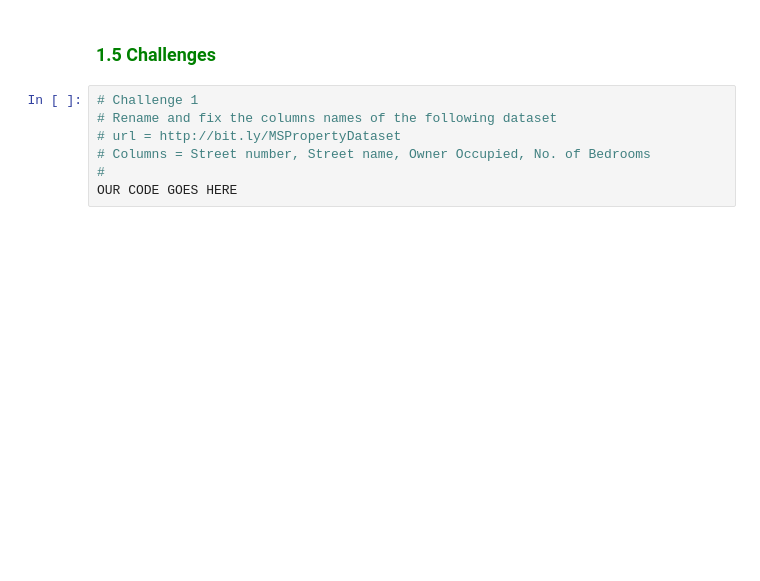
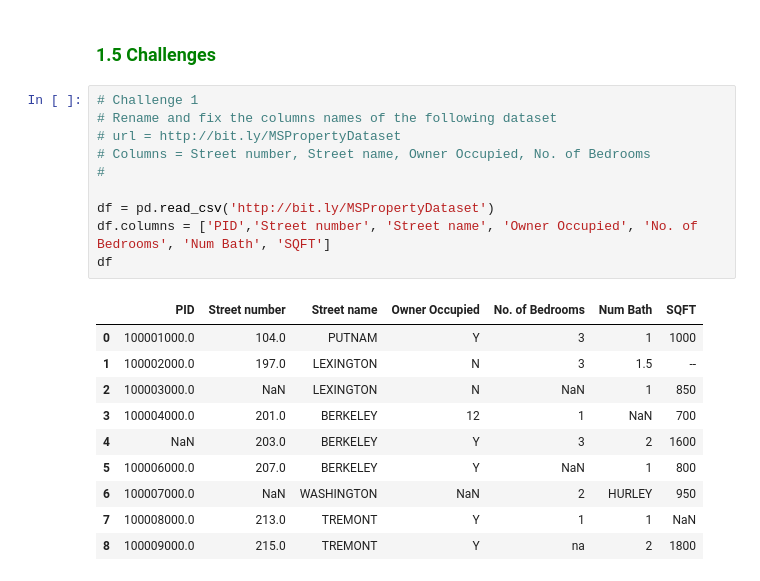
Before and after one commit to GlendahMoraa/prep-course, a Jupyter notebook: Python Data Cleaning_ Basics II.ipynb, the cells around one changed output. Drawn from its saved outputs; the diff is of its cells as text; blank space fills up the shorter version.

```diff
--- a/Python Data Cleaning_ Basics II.ipynb
+++ b/Python Data Cleaning_ Basics II.ipynb
@@ -824,10 +892,24 @@ print(data.info())
 # %%
 # Challenge 1
 # Rename and fix the columns names of the following dataset
 # url = http://bit.ly/MSPropertyDataset
 # Columns = Street number, Street name, Owner Occupied, No. of Bedrooms
 #
-OUR CODE GOES HERE
+
+df = pd.read_csv('http://bit.ly/MSPropertyDataset')
+df.columns = ['PID','Street number', 'Street name', 'Owner Occupied', 'No. of Bedrooms', 'Num Bath', 'SQFT']
+df
+# %% [output]
+|  | PID | Street number | Street name | Owner Occupied | No. of Bedrooms | Num Bath | SQFT |
+| 0 | 100001000.0 | 104.0 | PUTNAM | Y | 3 | 1 | 1000 |
+| 1 | 100002000.0 | 197.0 | LEXINGTON | N | 3 | 1.5 | -- |
+| 2 | 100003000.0 | NaN | LEXINGTON | N | NaN | 1 | 850 |
+| 3 | 100004000.0 | 201.0 | BERKELEY | 12 | 1 | NaN | 700 |
+| 4 | NaN | 203.0 | BERKELEY | Y | 3 | 2 | 1600 |
+| 5 | 100006000.0 | 207.0 | BERKELEY | Y | NaN | 1 | 800 |
+| 6 | 100007000.0 | NaN | WASHINGTON | NaN | 2 | HURLEY | 950 |
+| 7 | 100008000.0 | 213.0 | TREMONT | Y | 1 | 1 | NaN |
+| 8 | 100009000.0 | 215.0 | TREMONT | Y | na | 2 | 1800 |
 # %%
 # Challenge 2
 # Convert the following dataframe column Data from string to datetime format
```
Also changed, not shown: parts of 9 cells of this notebook.
